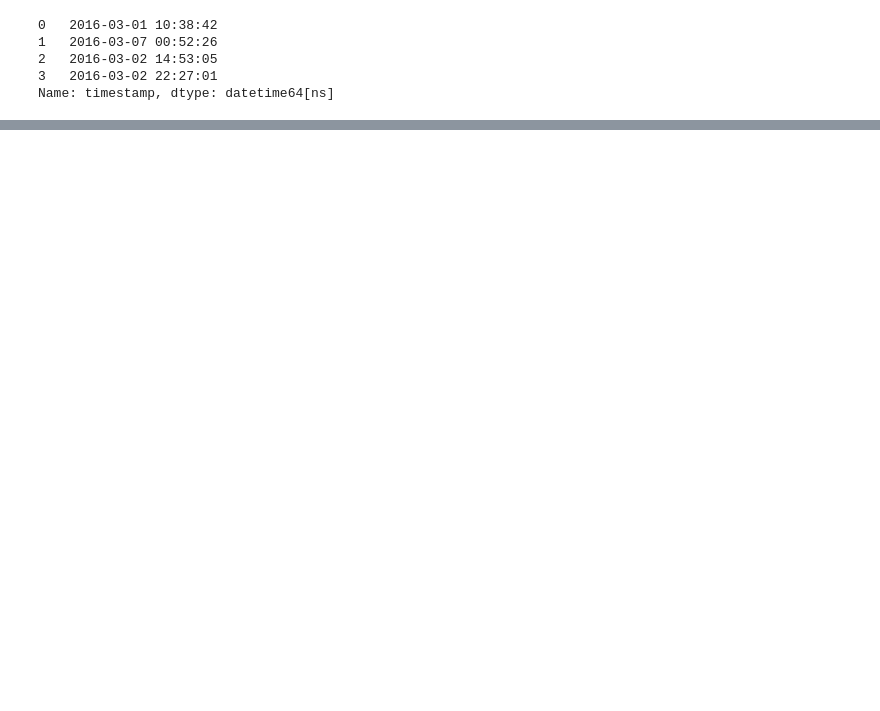
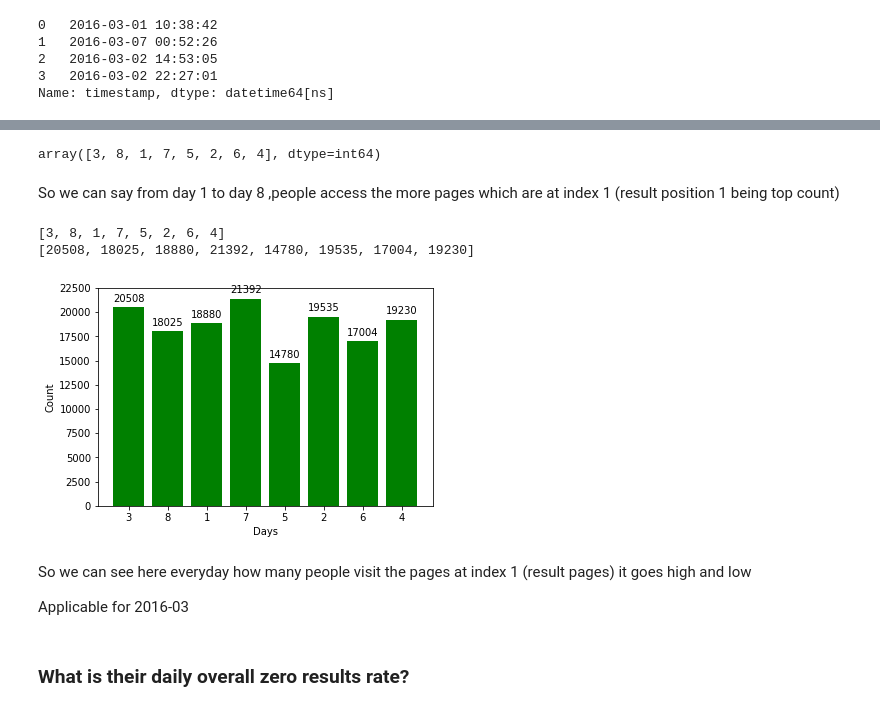
Before and after one commit to Madhu009/Inkredo_Data_Challenge, a Jupyter notebook: Data_analysis.ipynb, the cells around one changed output, grey strips where cells are left out. Drawn from its saved outputs; the diff is of its cells as text; code cells hidden in the pictures; blank space fills up the shorter version.

```diff
--- a/Data_analysis.ipynb
+++ b/Data_analysis.ipynb
@@ -28,0 +96,47 @@ Name: timestamp, dtype: datetime64[ns]
+# %%
+days=index1_pages.timestamp.dt.day
+days.unique()
+# %% [output]
+array([3, 8, 1, 7, 5, 2, 6, 4], dtype=int64)
+# %% [markdown]
+So we can say from day 1 to day 8 ,people access the more pages which are at index 1 (result position 1 being top count)
+# %%
+#plotting
+
+days_array=[]
+for day in days.unique():
+    d=[day]
+    days_hits=index1_pages.loc[index1_pages.timestamp.dt.day == day]
+    d.append(days_hits.result_position.value_counts())
+    days_array.append(d)
+labels=[]
+values=[]
+for i in days_array:
+    labels.append(i[0])
+    values.append(i[1][1])
+print(labels)
+print(values)
+
+labels=np.array(labels)
+values=np.array(values)
+ind=np.arange(len(labels))
+
+fig,ax=plt.subplots()
+rects=ax.bar(ind,values,color='g')
+ax.set_xticklabels(labels)
+ax.set_xticks(ind)
+ax.set_ylabel("Count")
+ax.set_xlabel("Days")
+autolabel(rects)
+plt.show()
+# %% [output]
+[3, 8, 1, 7, 5, 2, 6, 4]
+[20508, 18025, 18880, 21392, 14780, 19535, 17004, 19230]
+[figure, added]
+# %% [markdown]
+So we can see here everyday how many people visit the pages at index 1 (result pages)
+it goes high and low
+
+Applicable for 2016-03
+# %% [markdown]
+### What is their daily overall zero results rate?
```
Also changed, not shown: parts of 7 cells of this notebook.
